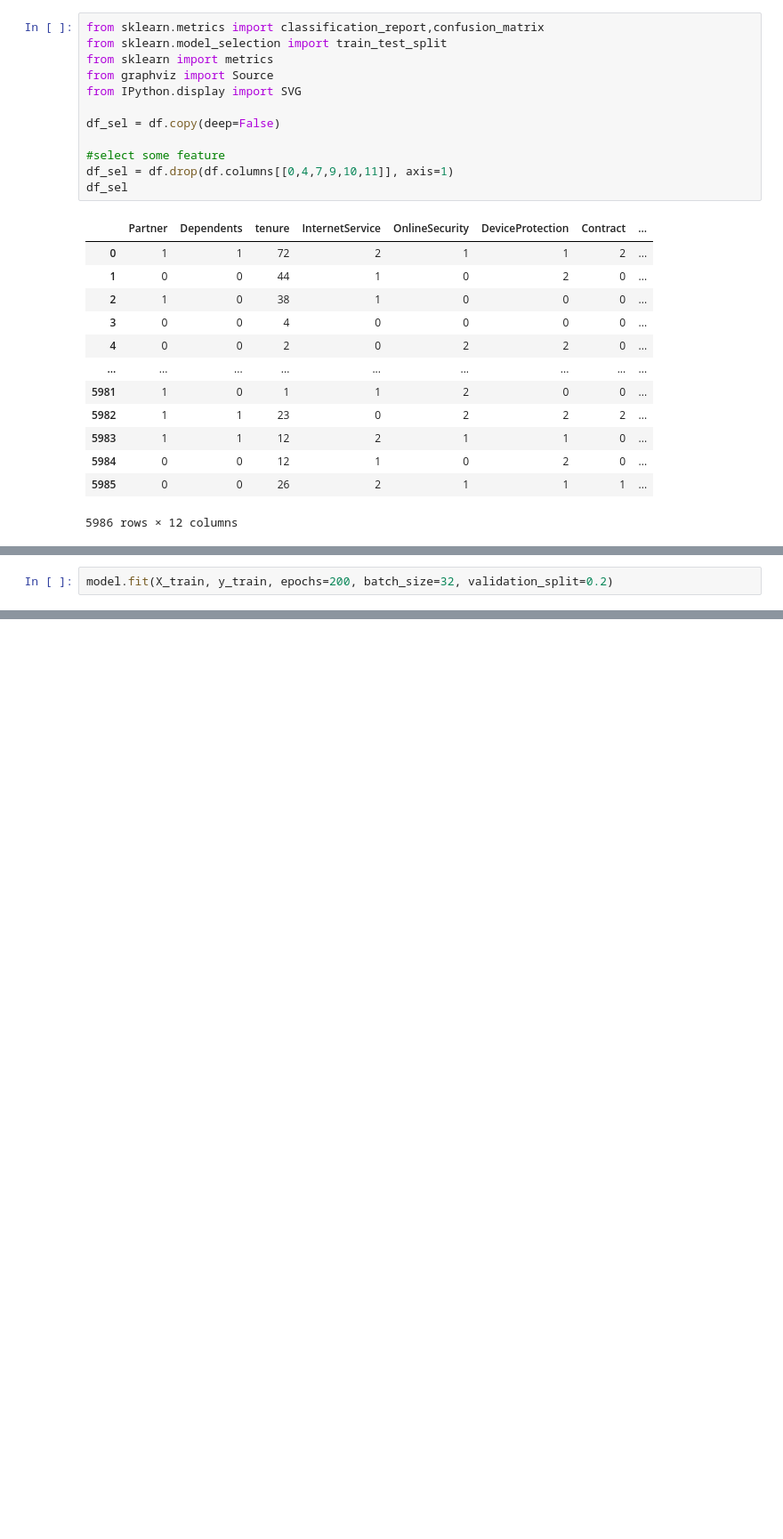
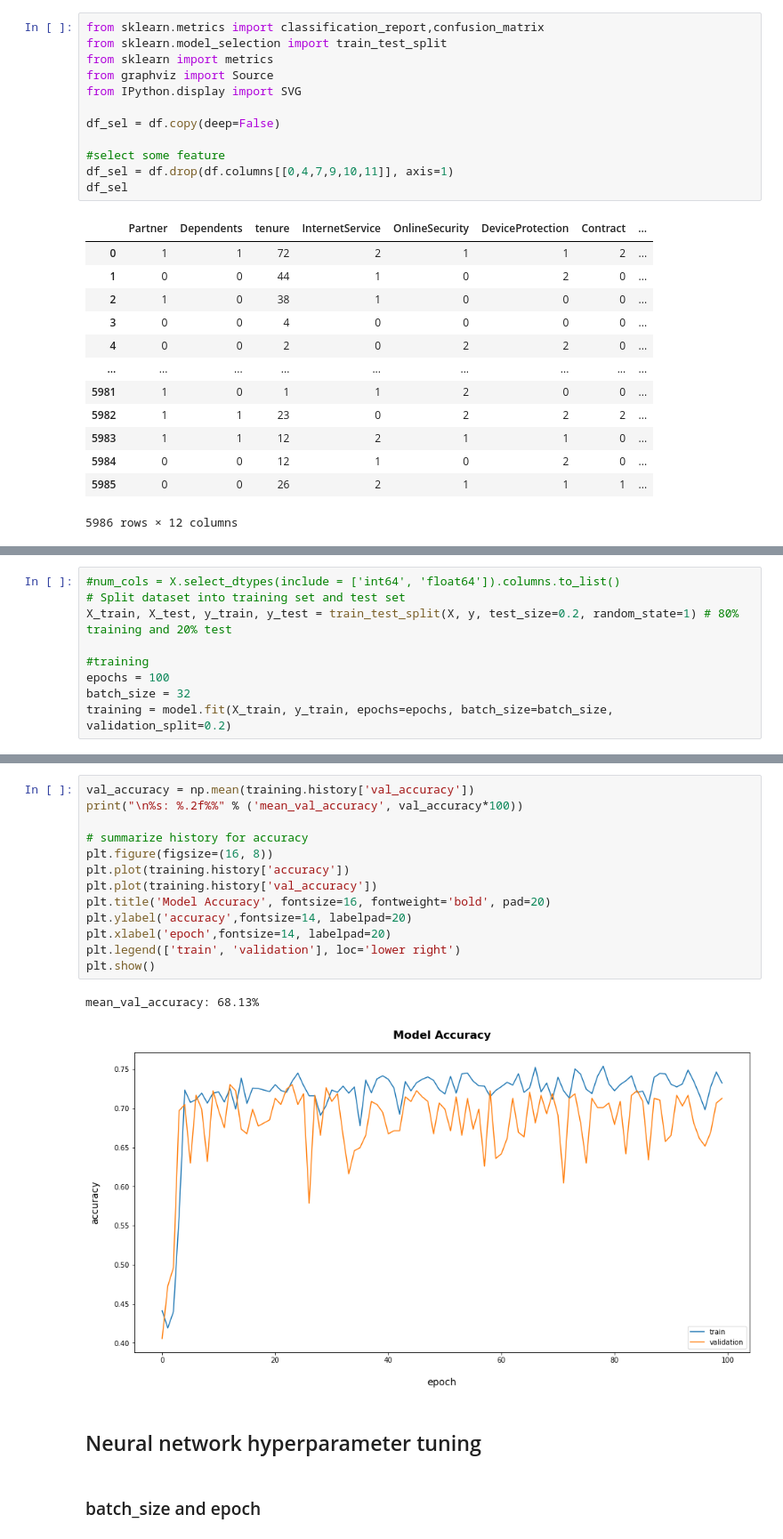
Before and after one commit to Hydrogen3105/Telecom-Churn-Prediction, a Jupyter notebook: Model.ipynb, the cells around one changed output, grey strips where cells are left out. Shown at 89% size. Saved outputs shown, nothing was run; the diff lists cells and outputs as text; blank space fills up the shorter version.

```diff
--- a/Model.ipynb
+++ b/Model.ipynb
@@ -232,5 +252,3 @@ Trainable params: 2,912
 Non-trainable params: 0
 _________________________________________________________________
 None
-# %%
-model.fit(X_train, y_train, epochs=200, batch_size=32, validation_split=0.2)
@@ -255,0 +255,9 @@ Epoch 200/200
+# %%
+#num_cols = X.select_dtypes(include = ['int64', 'float64']).columns.to_list()
+# Split dataset into training set and test set
+X_train, X_test, y_train, y_test = train_test_split(X, y, test_size=0.2, random_state=1) # 80% training and 20% test
+
+#training
+epochs = 100
+batch_size = 32
+training = model.fit(X_train, y_train, epochs=epochs, batch_size=batch_size, validation_split=0.2)
@@ -267,0 +294,20 @@ weighted avg       0.76      0.76      0.76       635
+# %%
+val_accuracy = np.mean(training.history['val_accuracy'])
+print("\n%s: %.2f%%" % ('mean_val_accuracy', val_accuracy*100))
+
+# summarize history for accuracy
+plt.figure(figsize=(16, 8))
+plt.plot(training.history['accuracy'])
+plt.plot(training.history['val_accuracy'])
+plt.title('Model Accuracy', fontsize=16, fontweight='bold', pad=20)
+plt.ylabel('accuracy',fontsize=14, labelpad=20)
+plt.xlabel('epoch',fontsize=14, labelpad=20)
+plt.legend(['train', 'validation'], loc='lower right')
+plt.show()
+# %% [output]
+mean_val_accuracy: 68.13%
+[figure, added]
+# %% [markdown]
+## Neural network hyperparameter tuning
+# %% [markdown]
+### batch_size and epoch
```
Also changed, not shown: parts of 29 cells of this notebook.
